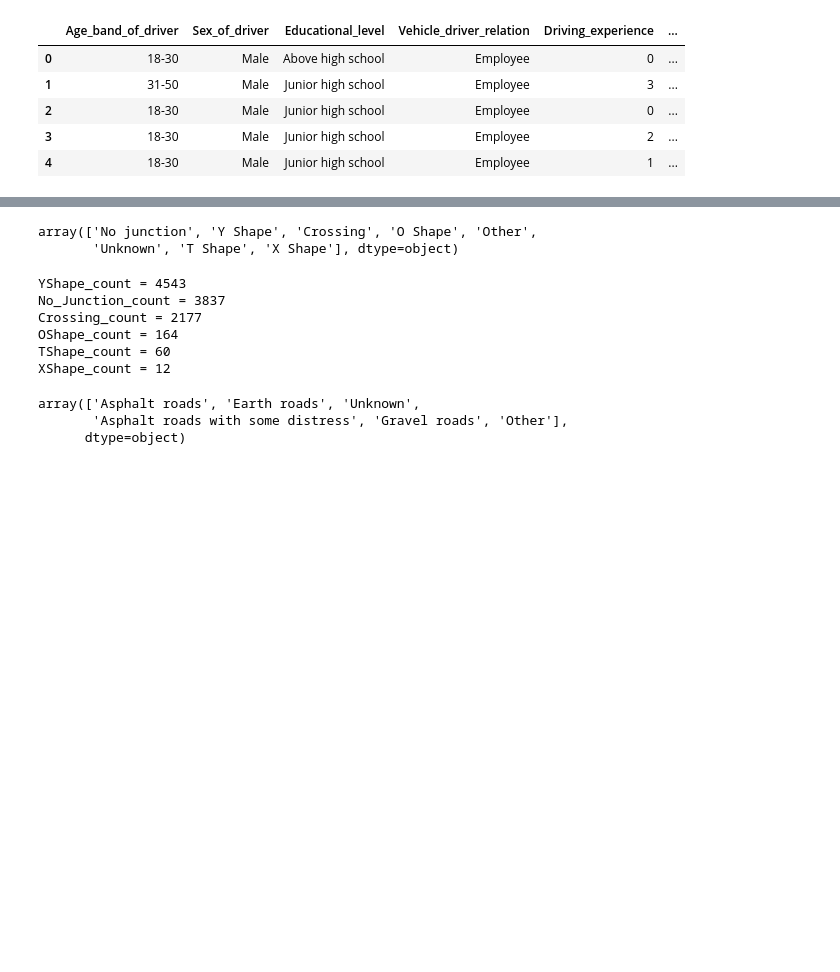
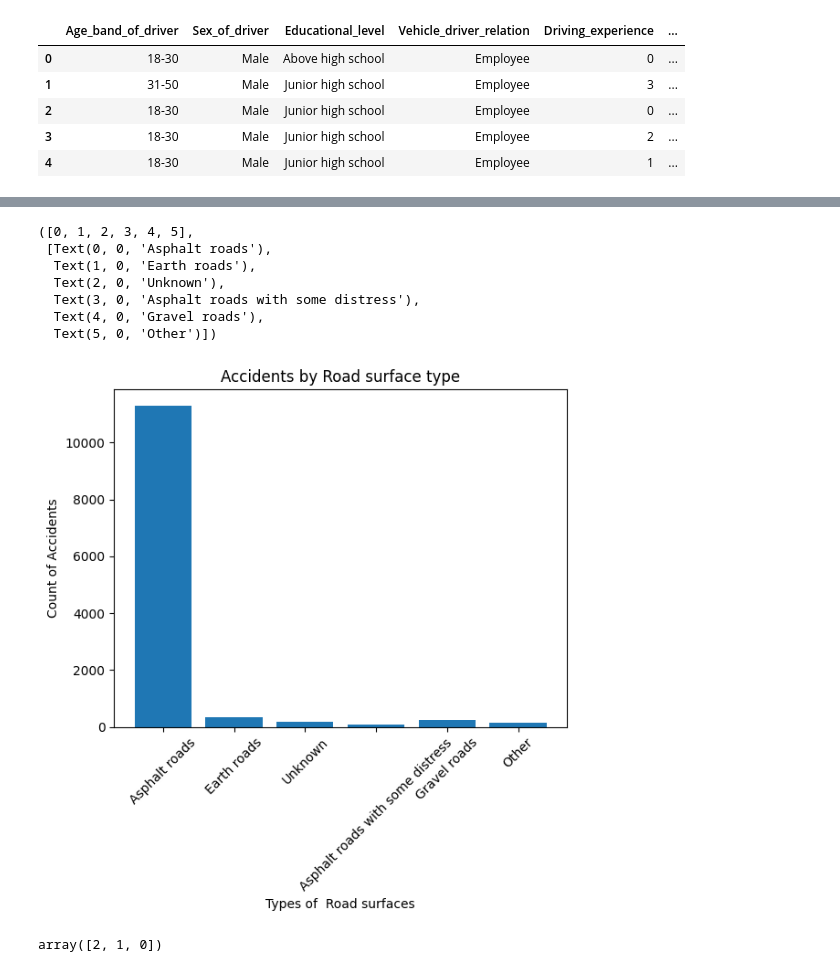
Before and after one commit to vineetj5/Traffic-Accident-Prediction, a Jupyter notebook: Accident Analysis.ipynb, the cells around one changed output, grey strips where cells are left out. Drawn from its saved outputs; the diff is of its cells as text; code cells hidden in the pictures; blank space fills up the shorter version.

```diff
--- a/Accident Analysis.ipynb
+++ b/Accident Analysis.ipynb
@@ -72,32 +130,19 @@ df.head()
+# %%
+plt.title('Accidents by Road surface type')
+plt.xlabel('Types of  Road surfaces')
+plt.ylabel('Count of Accidents')
+plt.bar(Road_surface_type,Road_surface_typeValues)
+plt.xticks(rotation=45)
+# %% [output]
+([0, 1, 2, 3, 4, 5],
+ [Text(0, 0, 'Asphalt roads'),
+  Text(1, 0, 'Earth roads'),
+  Text(2, 0, 'Unknown'),
+  Text(3, 0, 'Asphalt roads with some distress'),
+  Text(4, 0, 'Gravel roads'),
+  Text(5, 0, 'Other')])
+[figure, added]
 # %%
-df['Types_of_Junction'].unique()
+df['Accident_severity'].unique()
 # %% [output]
-array(['No junction', 'Y Shape', 'Crossing', 'O Shape', 'Other',
-       'Unknown', 'T Shape', 'X Shape'], dtype=object)
+array([2, 1, 0])
-# %%
-YShape_count = df[df['Types_of_Junction'] == 'Y Shape'].shape[0]
-No_Junction_count = df[df['Types_of_Junction'] == 'No junction'].shape[0]
-Crossing_count = df[df['Types_of_Junction'] == 'Crossing'].shape[0]
-OShape_count = df[df['Types_of_Junction'] == 'O Shape'].shape[0]
-TShape_count = df[df['Types_of_Junction'] == 'T Shape'].shape[0]
-XShape_count = df[df['Types_of_Junction'] == 'X Shape'].shape[0]
-
-print(f'YShape_count = {YShape_count}')
-print(f'No_Junction_count = {No_Junction_count}')
-print(f'Crossing_count = {Crossing_count}')
-print(f'OShape_count = {OShape_count}')
-print(f'TShape_count = {TShape_count}')
-print(f'XShape_count = {XShape_count}')
-# %% [output]
-YShape_count = 4543
-No_Junction_count = 3837
-Crossing_count = 2177
-OShape_count = 164
-TShape_count = 60
-XShape_count = 12
-# %%
-df['Road_surface_type'].unique()
-# %% [output]
-array(['Asphalt roads', 'Earth roads', 'Unknown',
-       'Asphalt roads with some distress', 'Gravel roads', 'Other'],
-      dtype=object)
```
Also changed, not shown: parts of 11 cells of this notebook.
